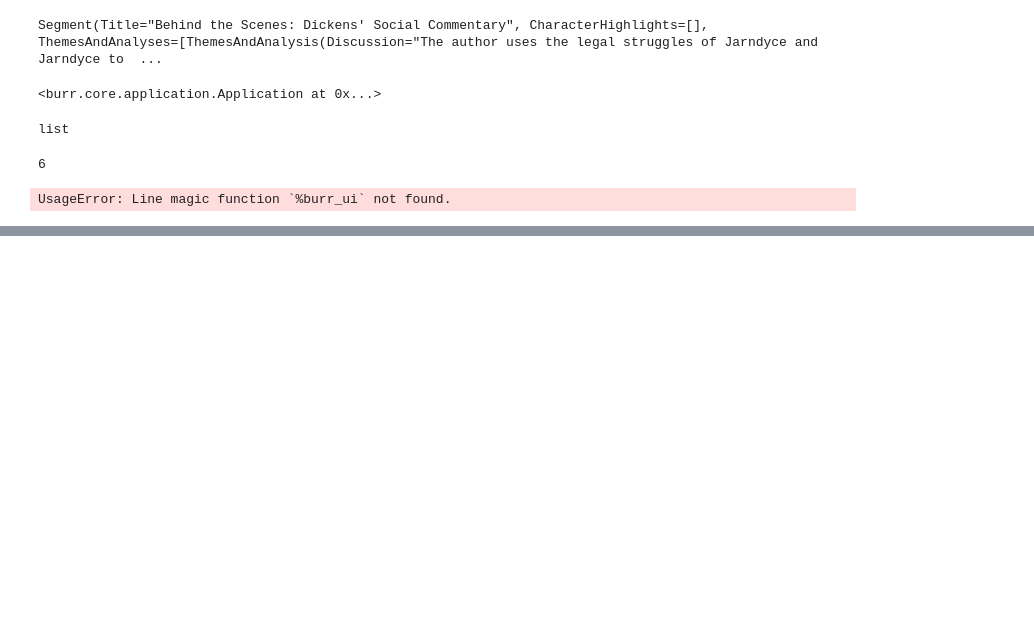
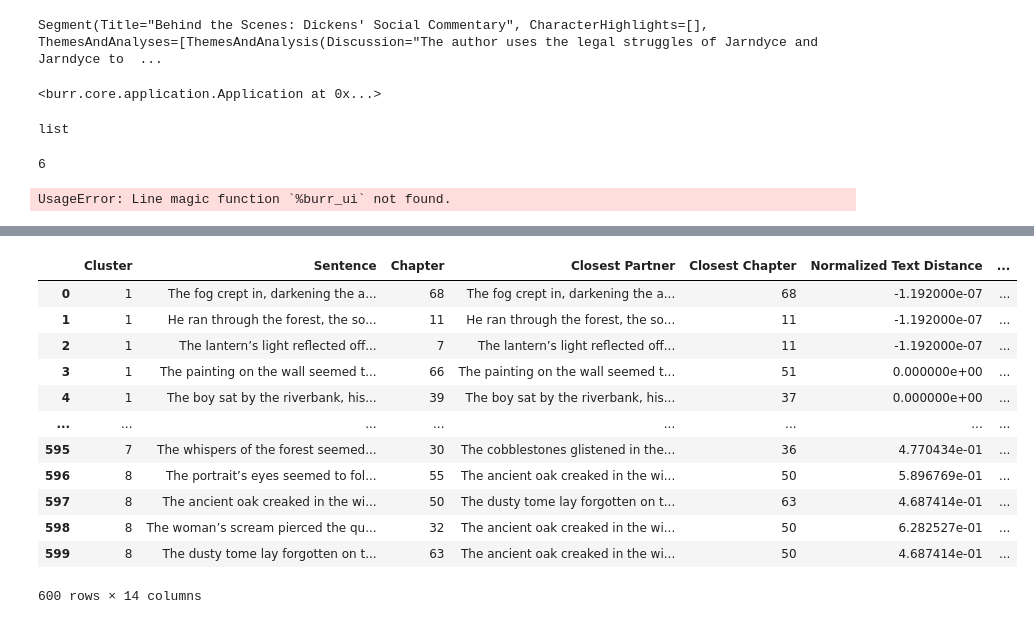
Before and after one commit to cbrew/BleakHouse, a Jupyter notebook: BleakHouse.ipynb, the cells around one changed output, grey strips where cells are left out. Drawn from its saved outputs; the diff is of its cells as text; code cells hidden in the pictures; blank space fills up the shorter version.

```diff
--- a/BleakHouse.ipynb
+++ b/BleakHouse.ipynb
@@ -825,0 +830,16 @@ scores.groupby('Cluster')[['Hybrid Distance','Normalized Text Distance', 'Normal
+# %%
+scores
+# %% [output]
+|  | Cluster | Sentence | Chapter | Closest Partner | Closest Chapter | Normalized Text Distance | ... |
+| 0 | 1 | The fog crept in, darkening the a... | 68 | The fog crept in, darkening the a... | 68 | -1.192000e-07 | ... |
+| 1 | 1 | He ran through the forest, the so... | 11 | He ran through the forest, the so... | 11 | -1.192000e-07 | ... |
+| 2 | 1 | The lantern’s light reflected off... | 7 | The lantern’s light reflected off... | 11 | -1.192000e-07 | ... |
+| 3 | 1 | The painting on the wall seemed t... | 66 | The painting on the wall seemed t... | 51 | 0.000000e+00 | ... |
+| 4 | 1 | The boy sat by the riverbank, his... | 39 | The boy sat by the riverbank, his... | 37 | 0.000000e+00 | ... |
+| ... | ... | ... | ... | ... | ... | ... | ... |
+| 595 | 7 | The whispers of the forest seemed... | 30 | The cobblestones glistened in the... | 36 | 4.770434e-01 | ... |
+| 596 | 8 | The portrait’s eyes seemed to fol... | 55 | The ancient oak creaked in the wi... | 50 | 5.896769e-01 | ... |
+| 597 | 8 | The ancient oak creaked in the wi... | 50 | The dusty tome lay forgotten on t... | 63 | 4.687414e-01 | ... |
+| 598 | 8 | The woman’s scream pierced the qu... | 32 | The ancient oak creaked in the wi... | 50 | 6.282527e-01 | ... |
+| 599 | 8 | The dusty tome lay forgotten on t... | 63 | The ancient oak creaked in the wi... | 50 | 4.687414e-01 | ... |
+600 rows × 14 columns
```
Also changed, not shown: parts of 6 cells of this notebook, 1 other file.
